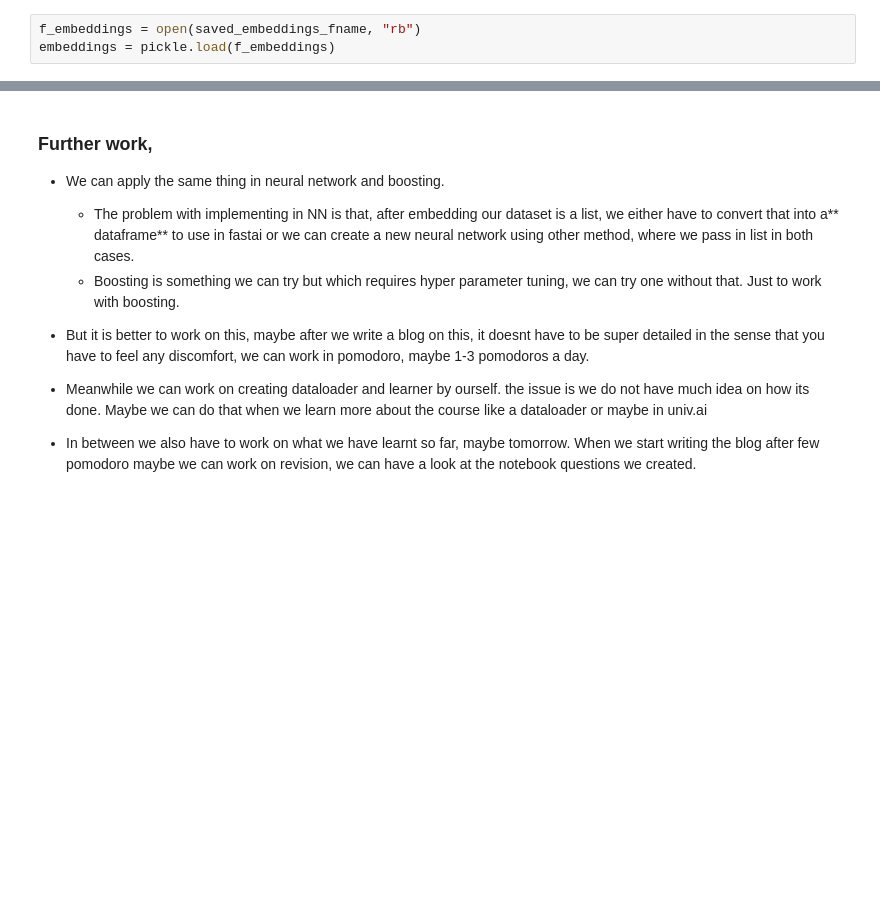
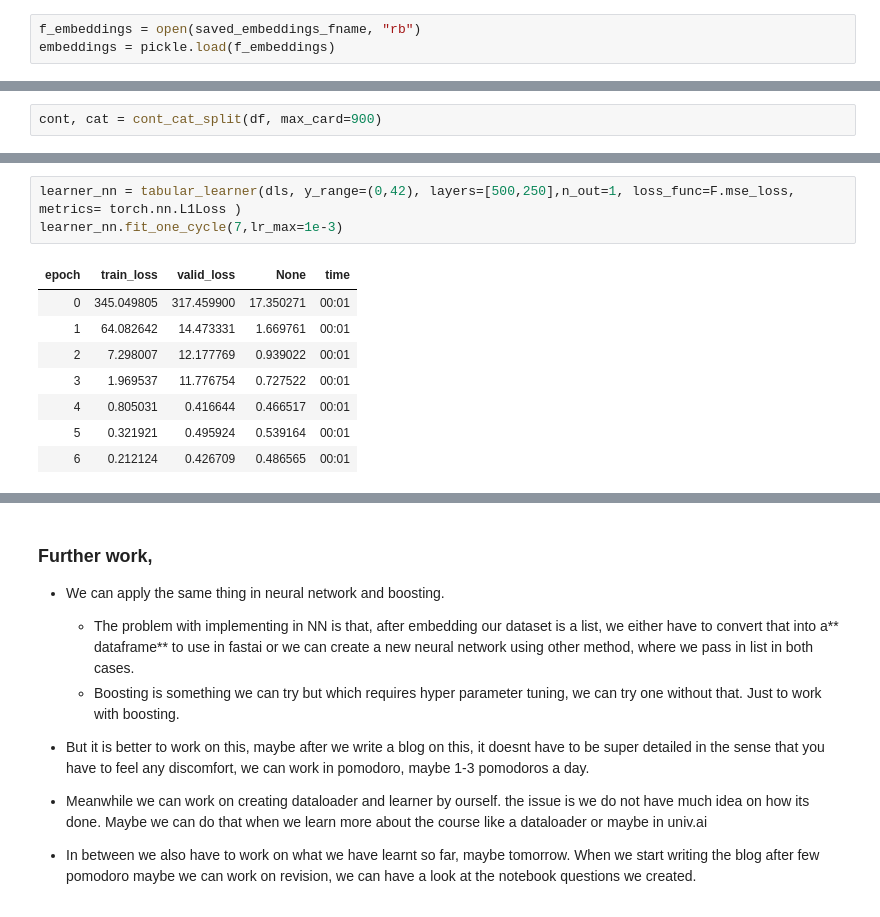
Before and after one commit to akshaypt7/amazon_sales_prediction, a Jupyter notebook: project_01_04_Using_entity_embeddings.ipynb, the cells around one changed output, grey strips where cells are left out. Drawn from its saved outputs; the diff is of its cells as text; blank space fills up the shorter version.

```diff
--- a/project_01_04_Using_entity_embeddings.ipynb
+++ b/project_01_04_Using_entity_embeddings.ipynb
@@ -211,0 +208,2 @@ class TabDataset():
+# %%
+cont, cat = cont_cat_split(df, max_card=900)
@@ -211,0 +236,12 @@ class TabDataset():
+# %%
+learner_nn = tabular_learner(dls, y_range=(0,42), layers=[500,250],n_out=1, loss_func=F.mse_loss, metrics= torch.nn.L1Loss )
+learner_nn.fit_one_cycle(7,lr_max=1e-3)
+# %% [output]
+| epoch | train_loss | valid_loss | None | time |
+| 0 | 345.049805 | 317.459900 | 17.350271 | 00:01 |
+| 1 | 64.082642 | 14.473331 | 1.669761 | 00:01 |
+| 2 | 7.298007 | 12.177769 | 0.939022 | 00:01 |
+| 3 | 1.969537 | 11.776754 | 0.727522 | 00:01 |
+| 4 | 0.805031 | 0.416644 | 0.466517 | 00:01 |
+| 5 | 0.321921 | 0.495924 | 0.539164 | 00:01 |
+| 6 | 0.212124 | 0.426709 | 0.486565 | 00:01 |
```
Also changed, not shown: parts of 44 cells of this notebook.
